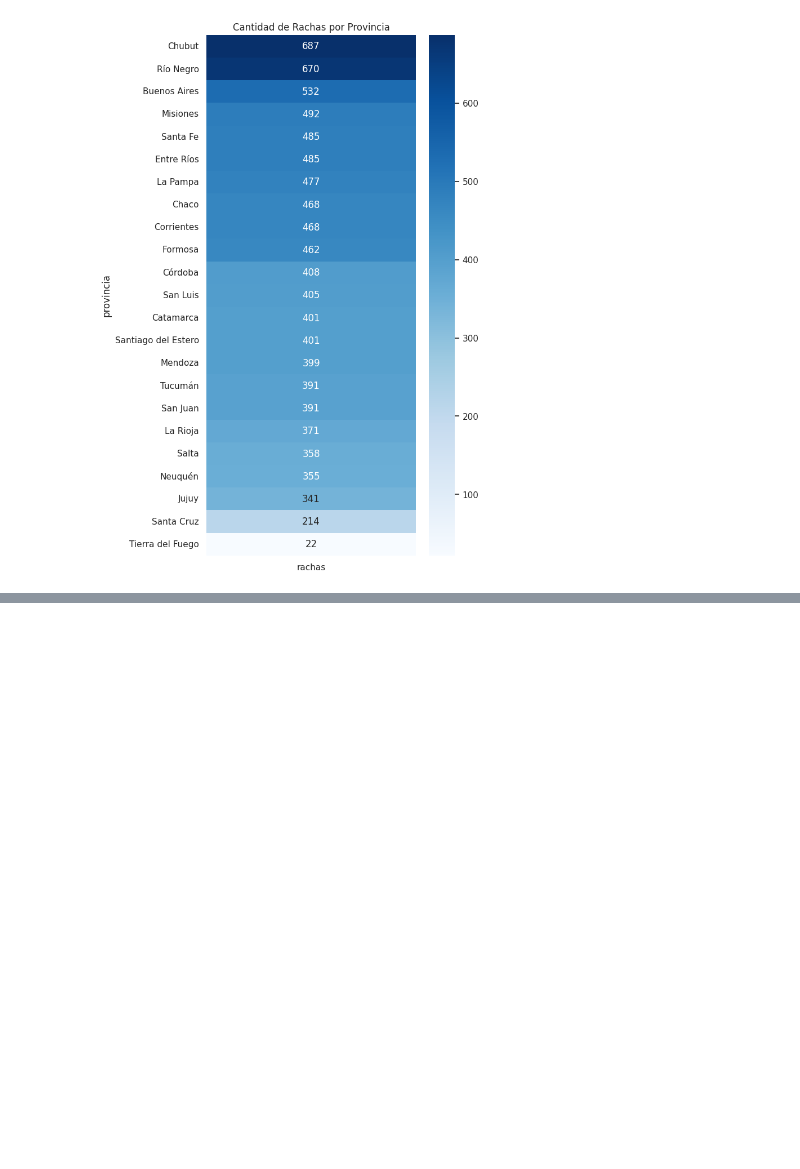
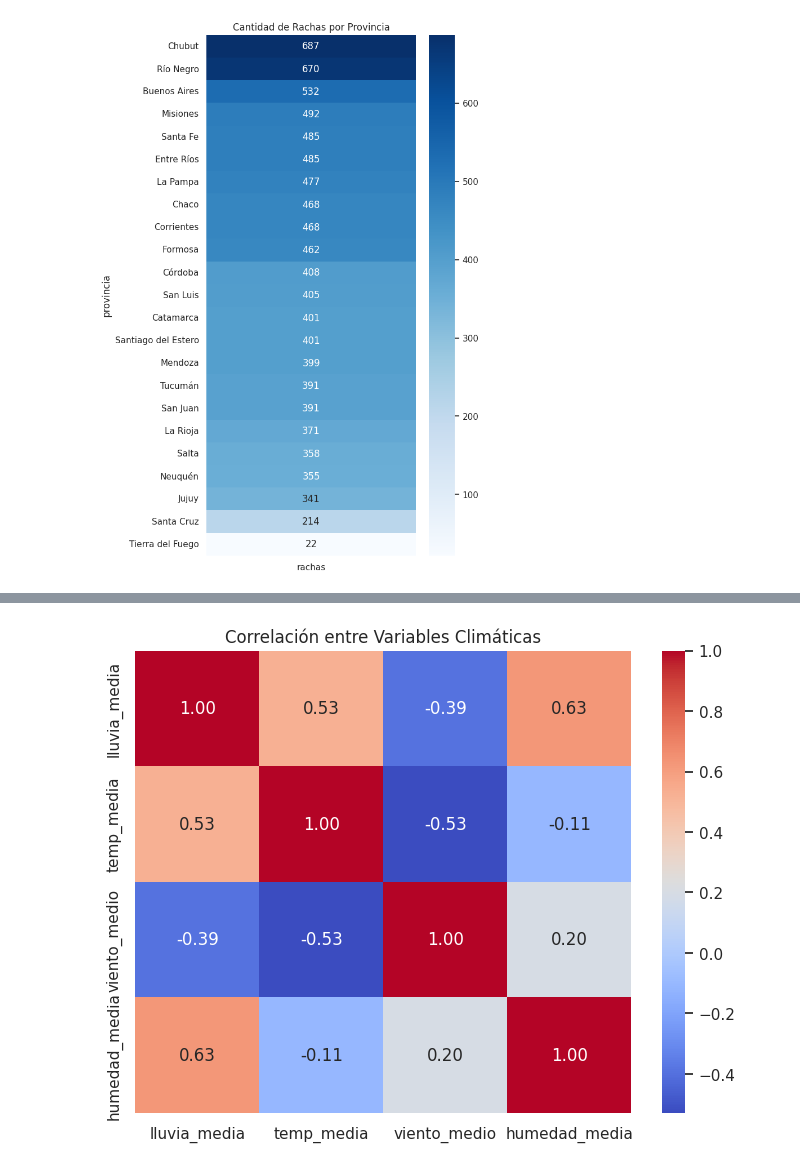
Before and after one commit to IvanSerem/ds2-proyecto-agricola, a Jupyter notebook: DataScienceII.ipynb, the cells around one changed output, grey strips where cells are left out. Saved outputs shown, nothing was run; the diff lists cells and outputs as text; code cells hidden in the pictures; blank space fills up the shorter version.

```diff
--- a/DataScienceII.ipynb
+++ b/DataScienceII.ipynb
@@ -741,0 +1034,22 @@ plt.show()
+# %%
+import seaborn as sns
+import matplotlib.pyplot as plt
+
+# Seleccionamos variables numéricas
+df_corr = df_clima_prov[[
+    "lluvia_media",
+    "temp_media",
+    "viento_medio",
+    "humedad_media"
+]]
+
+# Calcular matriz de correlación
+corr = df_corr.corr()
+
+# Graficar heatmap
+plt.figure(figsize=(8,6))
+sns.heatmap(corr, annot=True, cmap="coolwarm", fmt=".2f")
+plt.title("Correlación entre Variables Climáticas")
+plt.show()
+# %% [output]
+[figure, added]
```
Also changed, not shown: parts of 6 cells of this notebook.
